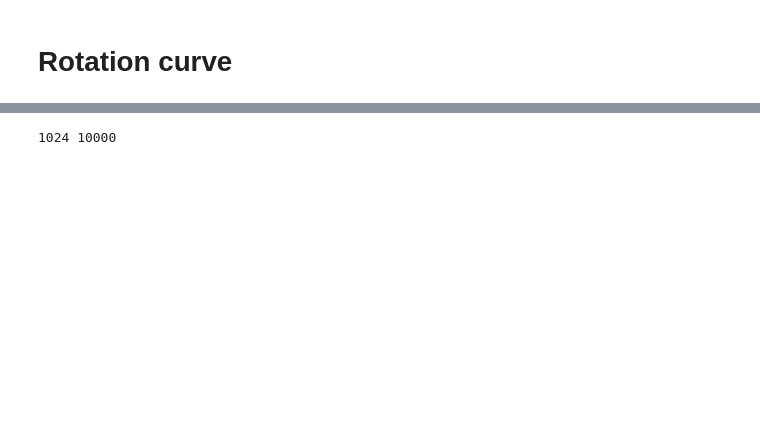
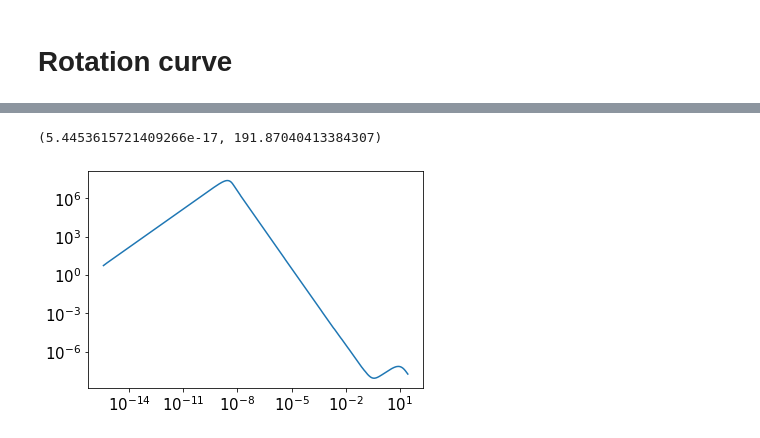
Before and after one commit to martinmestre/stream-fit, a Jupyter notebook: orbitpot_model/rotation_curve.ipynb, the cells around one changed output, grey strips where cells are left out. Saved outputs shown, nothing was run; the diff lists cells and outputs as text; code cells hidden in the pictures; blank space fills up the shorter version.

```diff
--- a/orbitpot_model/rotation_curve.ipynb
+++ b/orbitpot_model/rotation_curve.ipynb
@@ -180,4 +234,11 @@ m_core = 3401507.4963319036  M_sun
-# %%
-print(2**10,10**4)
-# %% [output]
-1024 10000
+# %%
+dnu1=halo.dnu_wrap_array(halo.r_s)
+dnu2=halo.dnu_integral_spl(halo.r_s)
+plt.plot(halo.r_s,dnu1)
+#plt.plot(halo.r_s,dnu2, color='black')
+plt.xscale("log")
+plt.yscale("log")
+plt.xlim(None,None)
+# %% [output]
+(5.4453615721409266e-17, 191.87040413384307)
+[figure, added]
```
Also changed, not shown: parts of 2 cells of this notebook, 12 other files.
